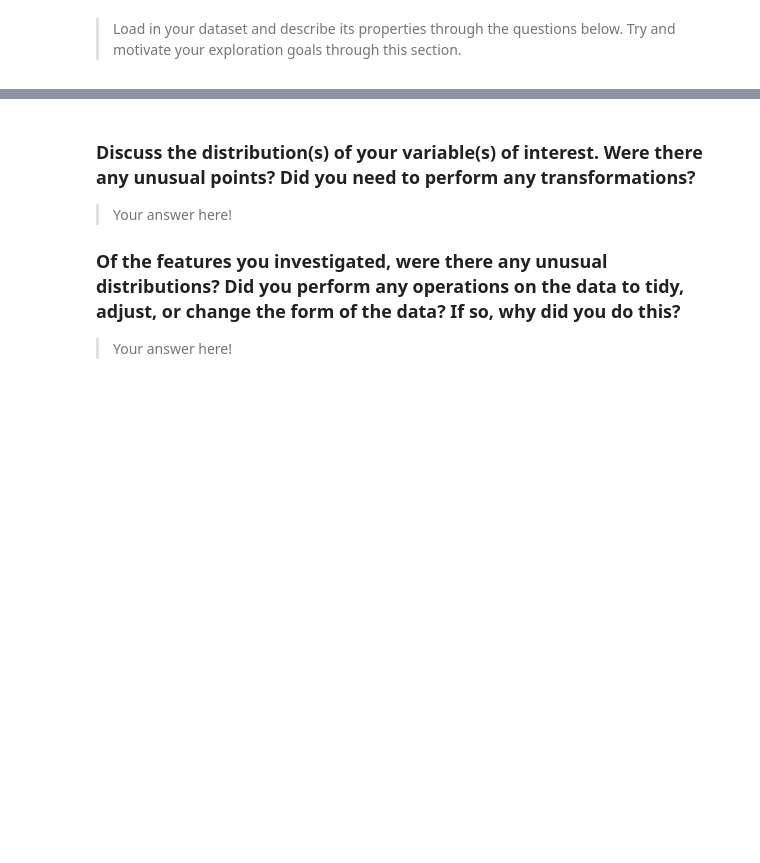
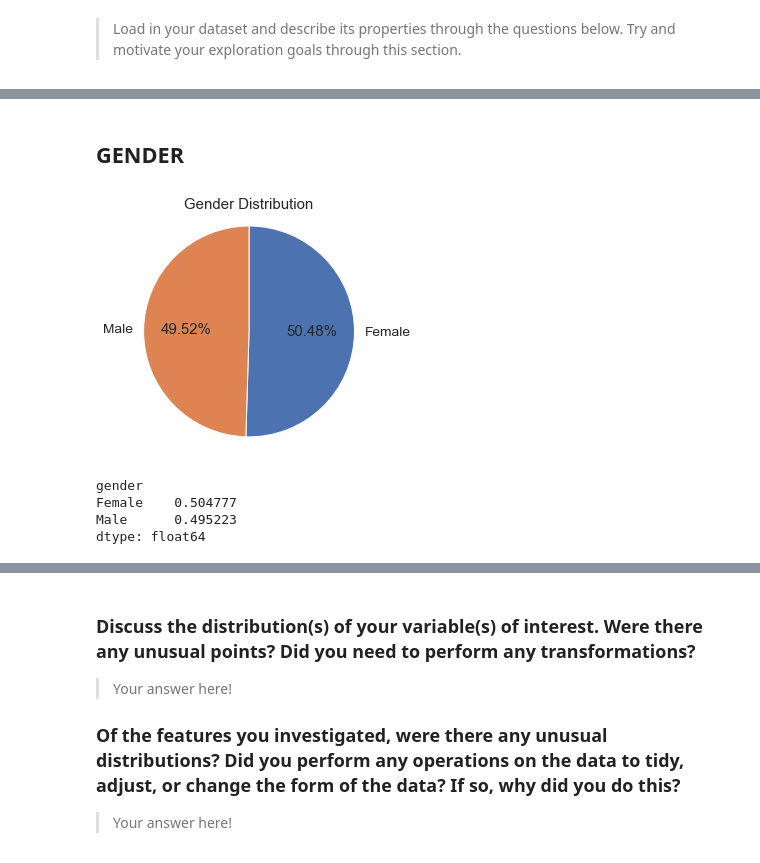
Before and after one commit to aeglon97/Communicate-Data-Findings, a Jupyter notebook: exploration_template.ipynb, the cells around one changed output, grey strips where cells are left out. Drawn from its saved outputs; the diff is of its cells as text; code cells hidden in the pictures; blank space fills up the shorter version.

```diff
--- a/exploration_template.ipynb
+++ b/exploration_template.ipynb
@@ -54,0 +128,11 @@ you plan on investigating next.
+# %% [markdown]
+## GENDER
+# %%
+#create path variables to save future figures
+PATH_UNIVARIATE = './visuals/univariate/'
+PATH_BIVARIATE = './visuals/bivariate'
+PATH_MULTIVARIATE = './visuals/multivariate'
+# %%
+#adjust plot layout so x and y labels will show when saving
+from matplotlib import rcParams
+rcParams.update({'figure.autolayout' : True})
@@ -54,0 +146,17 @@ you plan on investigating next.
+# %%
+#create pie chart
+gender_counts = df.gender.value_counts()
+plt.pie(gender_counts, labels = gender_counts.index, startangle = 90, counterclock = False, autopct='%1.2f%%');
+plt.axis('square');
+plt.title('Gender Distribution')
+
+plt.savefig(PATH_UNIVARIATE + 'gender-count.png');
+# %% [output]
+[figure, added]
+# %%
+df.groupby('gender').size()/df.shape[0]
+# %% [output]
+gender
+Female    0.504777
+Male      0.495223
+dtype: float64
```
Also changed, not shown: parts of 57 cells of this notebook, 11 other files.
